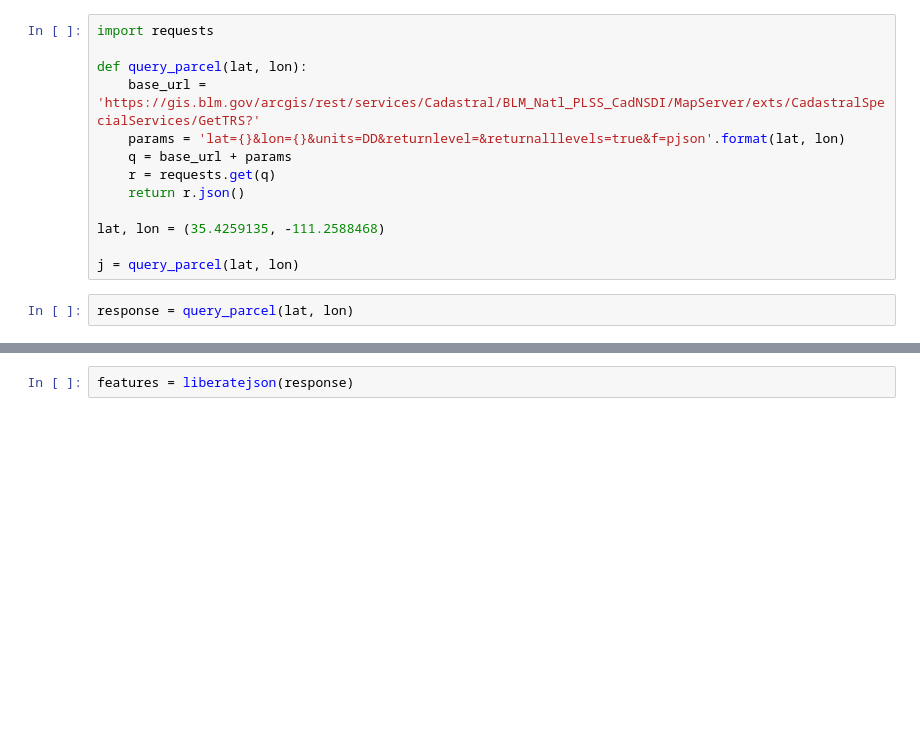
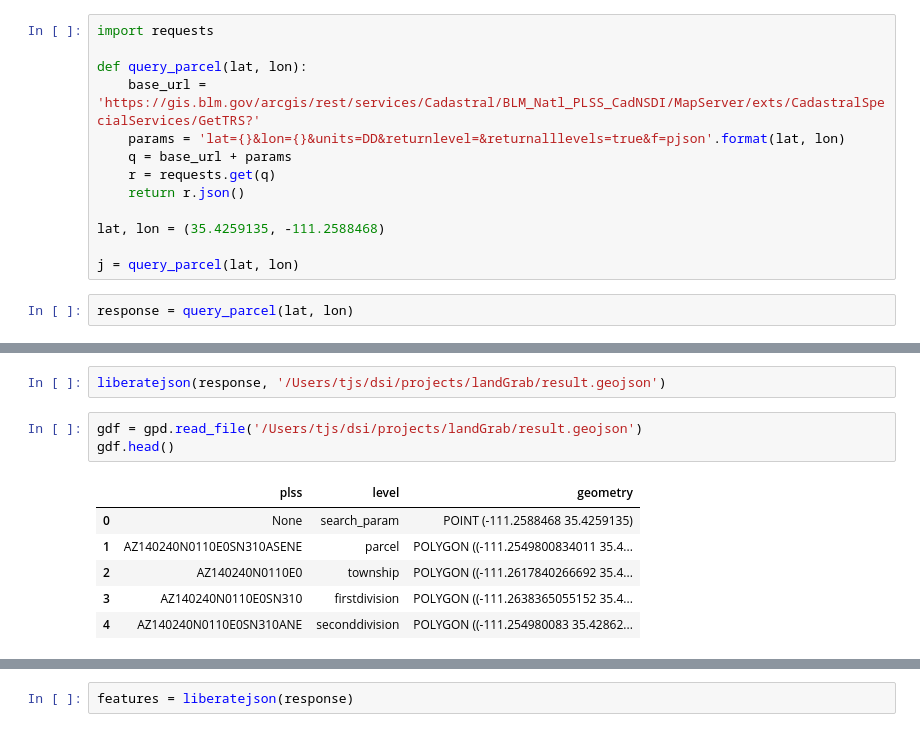
Before and after one commit to tjslezak/remote-sensing-roundtable, a Jupyter notebook: blm-navigator.ipynb, the cells around one changed output, grey strips where cells are left out. Drawn from its saved outputs; the diff is of its cells as text; blank space fills up the shorter version.

```diff
--- a/blm-navigator.ipynb
+++ b/blm-navigator.ipynb
@@ -180,0 +93,12 @@ parse_search2(response)
+# %%
+liberatejson(response, '/Users/tjs/dsi/projects/landGrab/result.geojson')
+# %%
+gdf = gpd.read_file('/Users/tjs/dsi/projects/landGrab/result.geojson')
+gdf.head()
+# %% [output]
+|  | plss | level | geometry |
+| 0 | None | search_param | POINT (-111.2588468 35.4259135) |
+| 1 | AZ140240N0110E0SN310ASENE | parcel | POLYGON ((-111.2549800834011 35.4... |
+| 2 | AZ140240N0110E0 | township | POLYGON ((-111.2617840266692 35.4... |
+| 3 | AZ140240N0110E0SN310 | firstdivision | POLYGON ((-111.2638365055152 35.4... |
+| 4 | AZ140240N0110E0SN310ANE | seconddivision | POLYGON ((-111.254980083 35.42862... |
```
Also changed, not shown: parts of 45 cells of this notebook.
